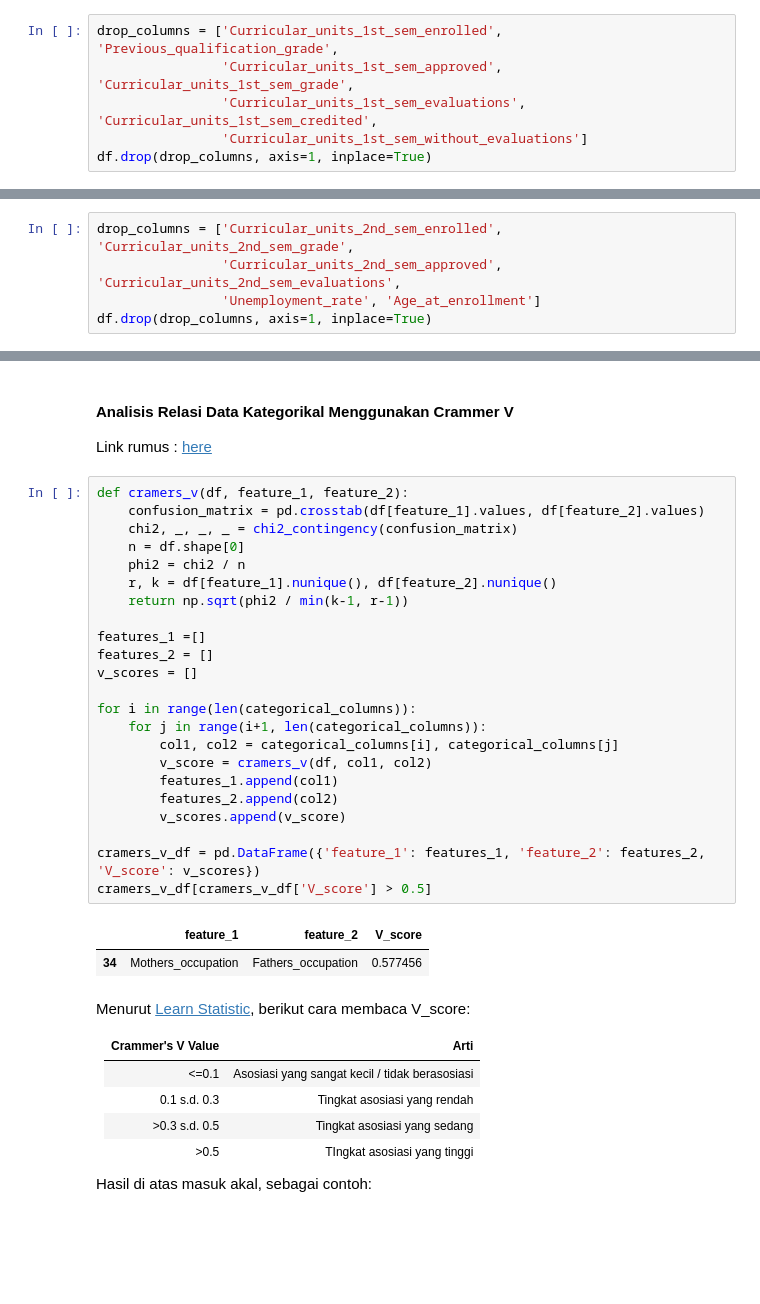
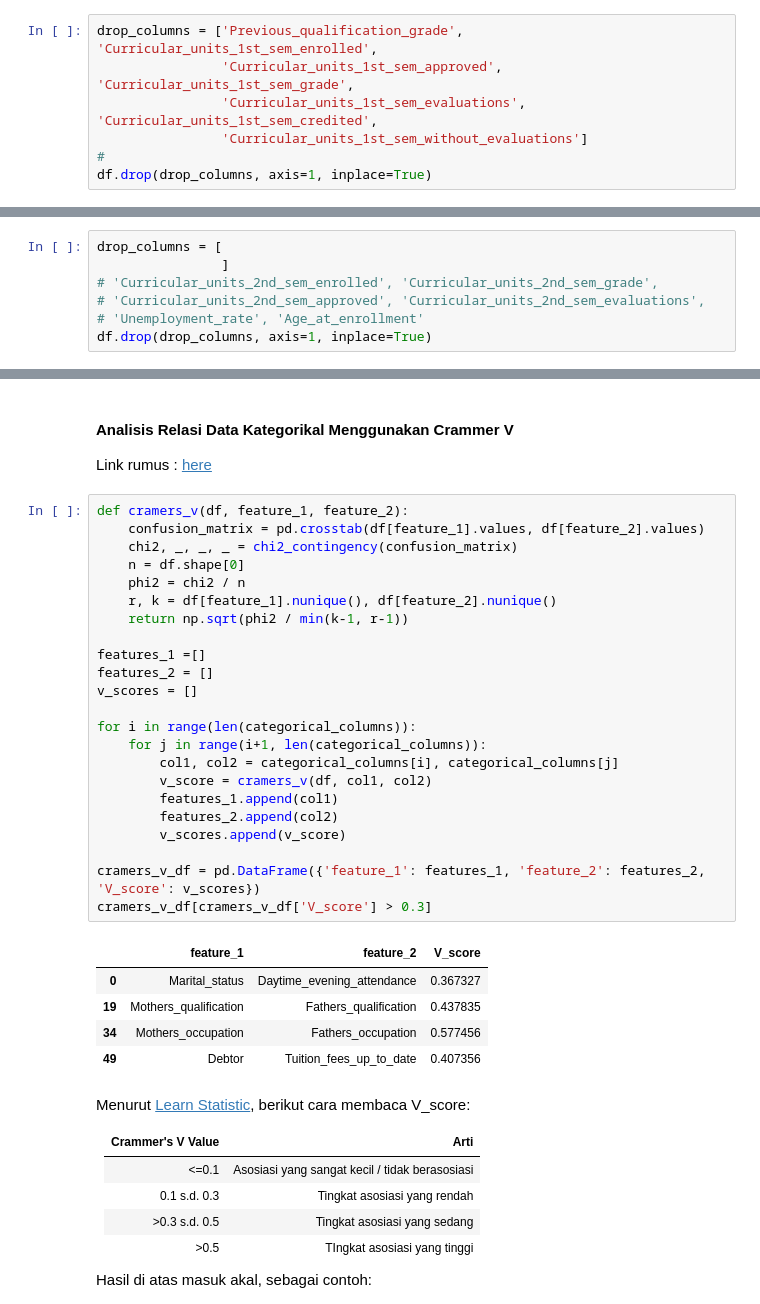
Before and after one commit to hfzdzakii/Dicoding-SolvingEducationIntsituteProblem, a Jupyter notebook: notebook.ipynb, the cells around one changed output, grey strips where cells are left out. Cells and saved outputs as stored; diff of their text form; blank space fills up the shorter version.

```diff
--- a/notebook.ipynb
+++ b/notebook.ipynb
@@ -154,10 +175,11 @@ Terlihat nilai VIF untuk setiap 2 data berpola seperti redundan. Contoh :
 
 Maka buang salah satu. Pada projek ini saya akan menggunakan data sem 2 karena secara logika, nilai sem 2 adalah nilai terbaru yang tersedia di dataset.
 # %%
-drop_columns = ['Curricular_units_1st_sem_enrolled', 'Previous_qualification_grade',
+drop_columns = ['Previous_qualification_grade', 'Curricular_units_1st_sem_enrolled',
                 'Curricular_units_1st_sem_approved', 'Curricular_units_1st_sem_grade',
                 'Curricular_units_1st_sem_evaluations', 'Curricular_units_1st_sem_credited',
                 'Curricular_units_1st_sem_without_evaluations']
+#
 df.drop(drop_columns, axis=1, inplace=True)
 # %%
 new_numeric_columns = [i for i in numeric_columns if i not in drop_columns]
@@ -205,9 +227,11 @@ Menurut [Datacamp](https://www.datacamp.com/tutorial/variance-inflation-factor),
 
 Namun, karena Saya tidak memiliki domain knowledge, Saya akan mencoba trial & error.
 # %%
-drop_columns = ['Curricular_units_2nd_sem_enrolled', 'Curricular_units_2nd_sem_grade',
-                'Curricular_units_2nd_sem_approved', 'Curricular_units_2nd_sem_evaluations',
-                'Unemployment_rate', 'Age_at_enrollment']
+drop_columns = [
+                ]
+# 'Curricular_units_2nd_sem_enrolled', 'Curricular_units_2nd_sem_grade',
+# 'Curricular_units_2nd_sem_approved', 'Curricular_units_2nd_sem_evaluations',
+# 'Unemployment_rate', 'Age_at_enrollment'
 df.drop(drop_columns, axis=1, inplace=True)
 # %%
 new2_numeric_columns = [i for i in new_numeric_columns if i not in drop_columns]
@@ -269,29 +305,32 @@ Link rumus : [here](https://en.wikipedia.org/wiki/Cramér%27s_V)
 # %%
 def cramers_v(df, feature_1, feature_2):
     confusion_matrix = pd.crosstab(df[feature_1].values, df[feature_2].values)
     chi2, _, _, _ = chi2_contingency(confusion_matrix)
     n = df.shape[0]
     phi2 = chi2 / n
     r, k = df[feature_1].nunique(), df[feature_2].nunique()
     return np.sqrt(phi2 / min(k-1, r-1))
 
 features_1 =[]
 features_2 = []
 v_scores = []
 
 for i in range(len(categorical_columns)):
     for j in range(i+1, len(categorical_columns)):
         col1, col2 = categorical_columns[i], categorical_columns[j]
         v_score = cramers_v(df, col1, col2)
         features_1.append(col1)
         features_2.append(col2)
         v_scores.append(v_score)
 
 cramers_v_df = pd.DataFrame({'feature_1': features_1, 'feature_2': features_2, 'V_score': v_scores})
-cramers_v_df[cramers_v_df['V_score'] > 0.5]
+cramers_v_df[cramers_v_df['V_score'] > 0.3]
 # %% [output]
 |  | feature_1 | feature_2 | V_score |
+| 0 | Marital_status | Daytime_evening_attendance | 0.367327 |
+| 19 | Mothers_qualification | Fathers_qualification | 0.437835 |
 | 34 | Mothers_occupation | Fathers_occupation | 0.577456 |
+| 49 | Debtor | Tuition_fees_up_to_date | 0.407356 |
 # %% [markdown]
 Menurut [Learn Statistic](https://statisticseasily.com/cramers-v/), berikut cara membaca V_score:
 
```
Also changed, not shown: parts of 15 cells of this notebook, 1 other file.
